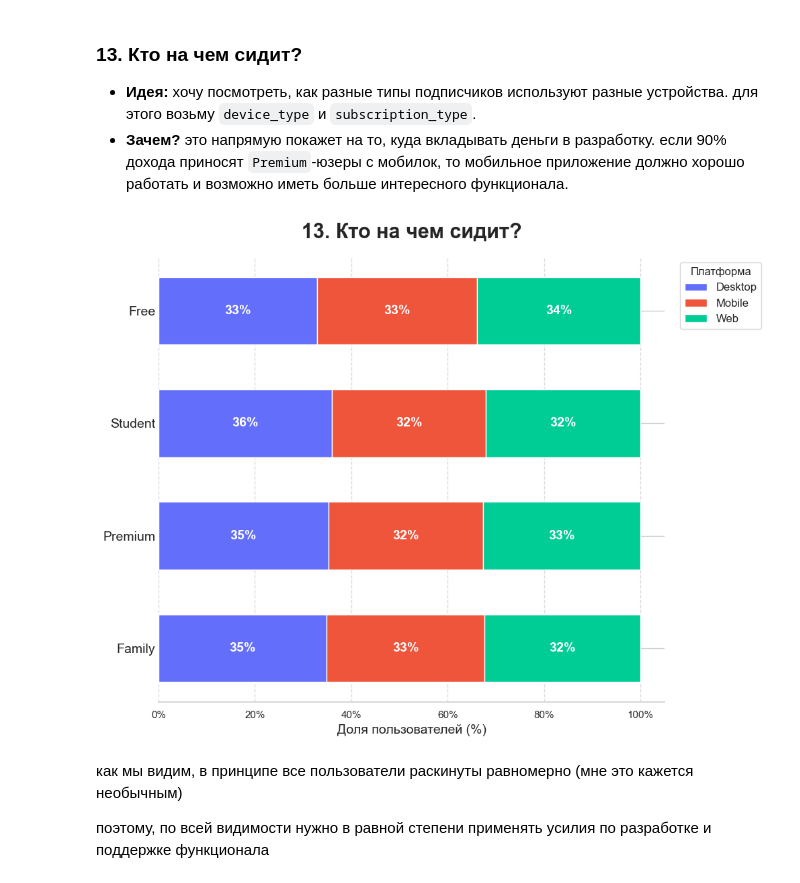
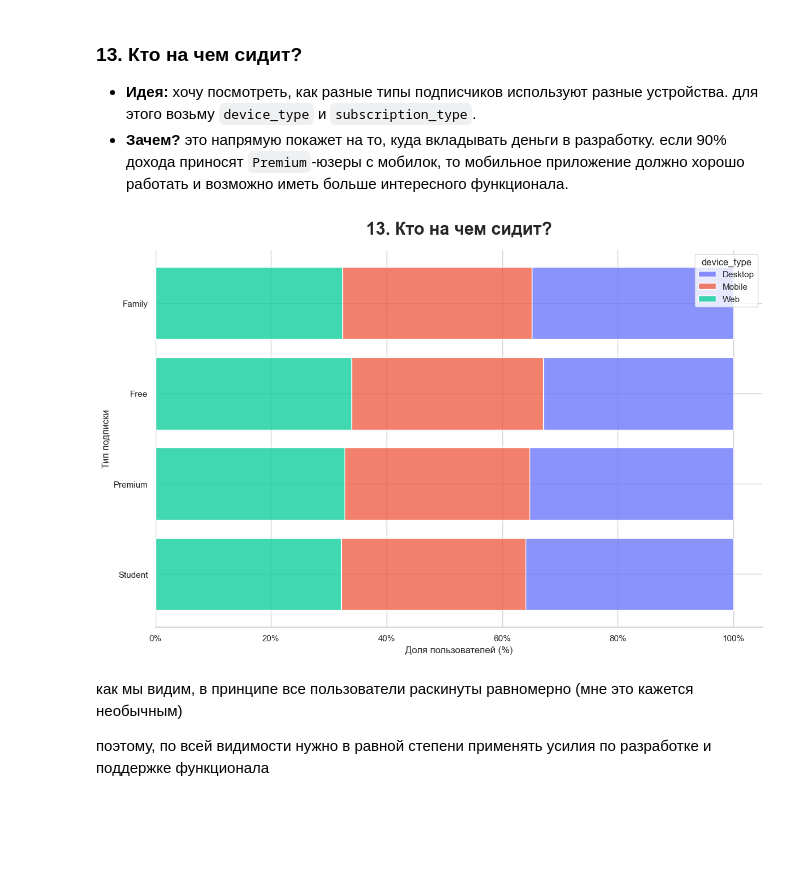
Before and after one commit to UladzislauShuman/university_homework, a Jupyter notebook: famcs_homework/ML/lab1/spotify_analysis.ipynb, the cells around one changed output. Drawn from its saved outputs; the diff is of its cells as text; code cells hidden in the pictures; blank space fills up the shorter version.

Commit message:
переделал графики 6, 13, 15 под seaborn чтобы выполнить условие задания (5+5+5)

```diff
--- a/famcs_homework/ML/lab1/spotify_analysis.ipynb
+++ b/famcs_homework/ML/lab1/spotify_analysis.ipynb
@@ -1298,98 +1280,34 @@ fig.show()
 *   **Зачем?** это напрямую покажет на то, куда вкладывать деньги в разработку. если 90% дохода приносят `Premium`-юзеры с мобилок, то мобильное приложение должно хорошо работать и возможно иметь больше интересного функционала.
 # %%
 # --- подготовка данных ---
-
-# создаем кросс-таблицу, чтобы посчитать, сколько юзеров каждого типа подписки на каждом устройстве
-# normalize='index' сразу считает проценты по строкам (внутри каждого тарифа)
 device_dist = pd.crosstab(
     df['subscription_type'],
     df['device_type'],
     normalize='index'
 ) * 100
-
-# задаем логичный порядок
-order = ['Free', 'Student', 'Premium', 'Family']
-device_dist = device_dist.reindex(order)
-
+device_dist_long = device_dist.reset_index().melt(id_vars='subscription_type', var_name='device_type', value_name='percentage')
 
 # --- график ---
-
-# инициализируем холст
-fig, ax = plt.subplots(figsize=(12, 8))
-
-# задаем цвета
-colors = {'Desktop': '#636EFA', 'Mobile': '#EF553B', 'Web': '#00CC96'}
-
-# рисуем столбцы в цикле, чтобы можно было добавить текст
-bottom = np.zeros(len(device_dist))
-for device, color in colors.items():
-    if device in device_dist.columns:
-        bars = ax.barh(
-            device_dist.index,
-            device_dist[device],
-            left=bottom,
-            label=device,
-            color=color,
-            height=0.6,
-            edgecolor='white'
-        )
-
-        for bar in bars:
-            width = bar.get_width()
-            # не подписываем слишком маленькие сегменты, чтобы не было каши
-            if width > 5:
-                ax.text(
-                    bar.get_x() + width / 2, # середина сегмента по x
-                    bar.get_y() + bar.get_height() / 2, # середина сегмента по y
-                    f'{width:.0f}%', # текст
-                    ha='center',
-                    va='center',
-                    color='white',
-                    fontsize=14,
-                    fontweight='bold'
-                )
-        bottom += device_dist[device]
-
-
+plt.figure(figsize=(12, 8))
+ax = sns.histplot(
+    data=device_dist_long,
+    y='subscription_type',
+    hue='device_type',
+    weights='percentage',
+    multiple='stack',
+    palette={'Desktop': '#636EFA', 'Mobile': '#EF553B', 'Web': '#00CC96'},
+    shrink=0.8
+)
 # --- украшаем ---
-
-# главный заголовок
 ax.set_title("13. Кто на чем сидит?", fontsize=22, fontweight='bold', pad=20)
-
-# подписи осей
-ax.set_xlabel('Доля пользователей (%)', fontsize=14)
-ax.set_ylabel('') # убираем подпись, т.к. и так понятно
-ax.tick_params(axis='y', length=0, labelsize=14)
-
-# настраиваем ось x
+ax.set_xlabel('Доля пользователей (%)')
+ax.set_ylabel('Тип подписки')
 ax.xaxis.set_major_formatter(plt.FuncFormatter('{:.0f}%'.format))
-ax.set_xticks(np.arange(0, 101, 20)) # четкие деления 0, 20, 40...
-
-# убираем лишние рамки и добавляем сетку
-ax.spines['top'].set_visible(False)
-ax.spines['right'].set_visible(False)
-ax.spines['left'].set_visible(False)
-ax.spines['bottom'].set_color('lightgrey')
-ax.grid(axis='x', linestyle='--', alpha=0.7) # сетка по x
-ax.set_axisbelow(True)
-
-# переворачиваем ось y
-ax.invert_yaxis()
-
-# настраиваем легенду
-ax.legend(
-    title='Платформа',
-    bbox_to_anchor=(1.02, 1),
-    loc='upper left',
-    fontsize=12
-)
-
-# подгоняем элементы
-plt.tight_layout(rect=[0, 0, 0.85, 1])
-# отображаем
+sns.despine(left=True)
+plt.tight_layout()
 plt.show()
 # %% [output]
-[figure, old version]
+[figure, new version]
 # %% [markdown]
 как мы видим, в принципе все пользователи раскинуты равномерно (мне это кажется необычным)
 
```
Also changed, not shown: parts of 3 cells of this notebook.
